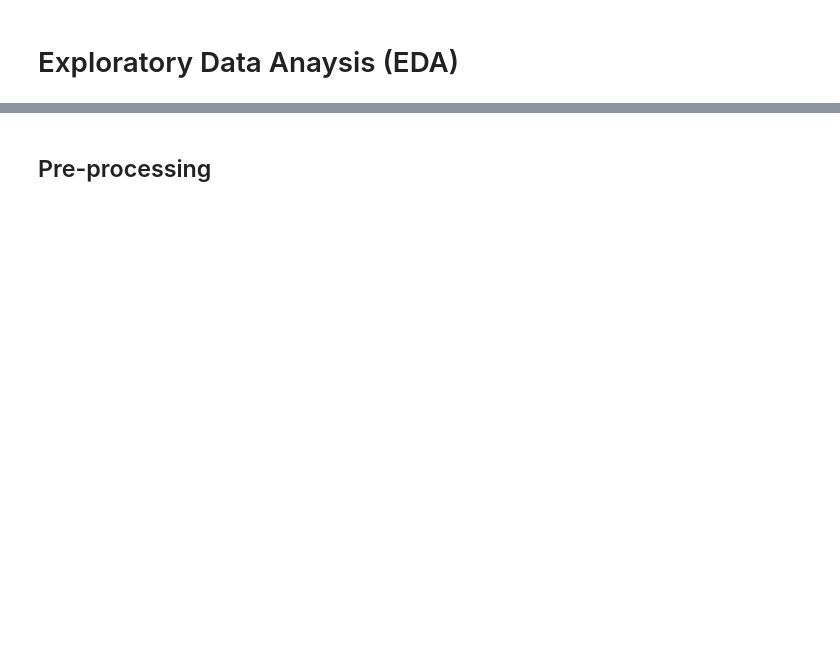
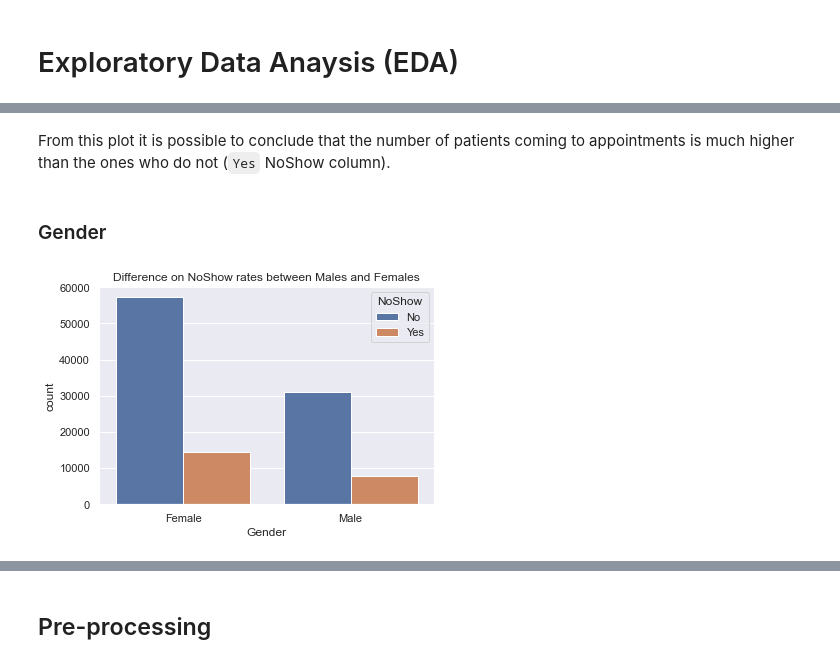
Before and after one commit to laisbsc/patients_no_show, a Jupyter notebook: laisCarvalho_MLY4_CA2.ipynb, the cells around one changed output, grey strips where cells are left out. Cells and saved outputs as stored; diff of their text form; code cells hidden in the pictures; blank space fills up the shorter version.

```diff
--- a/laisCarvalho_MLY4_CA2.ipynb
+++ b/laisCarvalho_MLY4_CA2.ipynb
@@ -258,0 +266,12 @@ VBox(children=(Tab(children=(Tab(children=(GridBox(children=(VBox(children=(Grid
+# %% [markdown]
+From this plot it is possible to conclude that the number of patients coming to appointments is much higher than the ones who do not (`Yes` NoShow column).
+# %% [markdown]
+### Gender
+# %%
+ax = sns.countplot(x=df_raw.Gender, hue=df_raw.NoShow, data=df_raw)
+ax.set_title("Difference on NoShow rates between Males and Females")
+x_ticks_labels=['Female', 'Male']
+ax.set_xticklabels(x_ticks_labels)
+plt.show()
+# %% [output]
+[figure, added]
```
Also changed, not shown: parts of 109 cells of this notebook.
